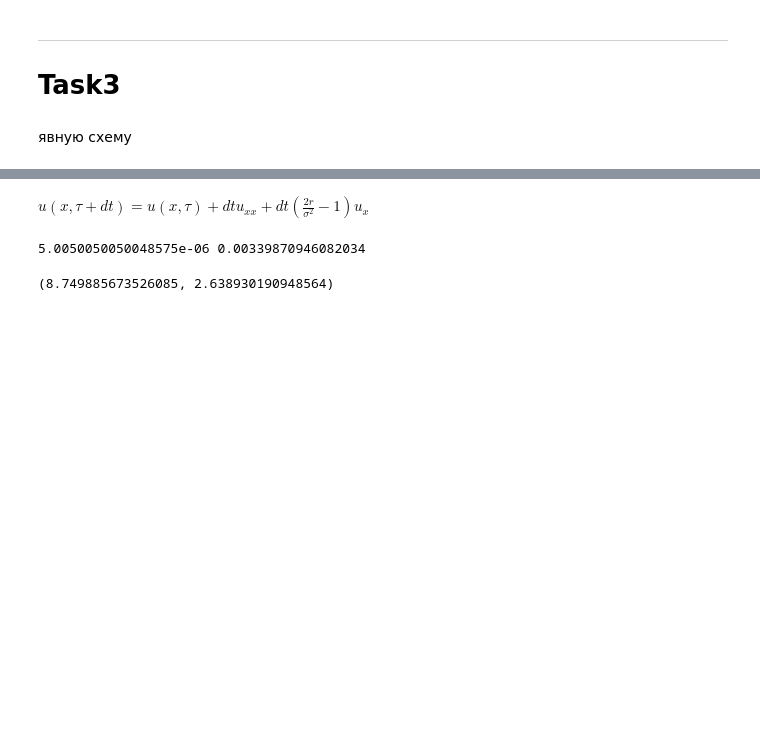
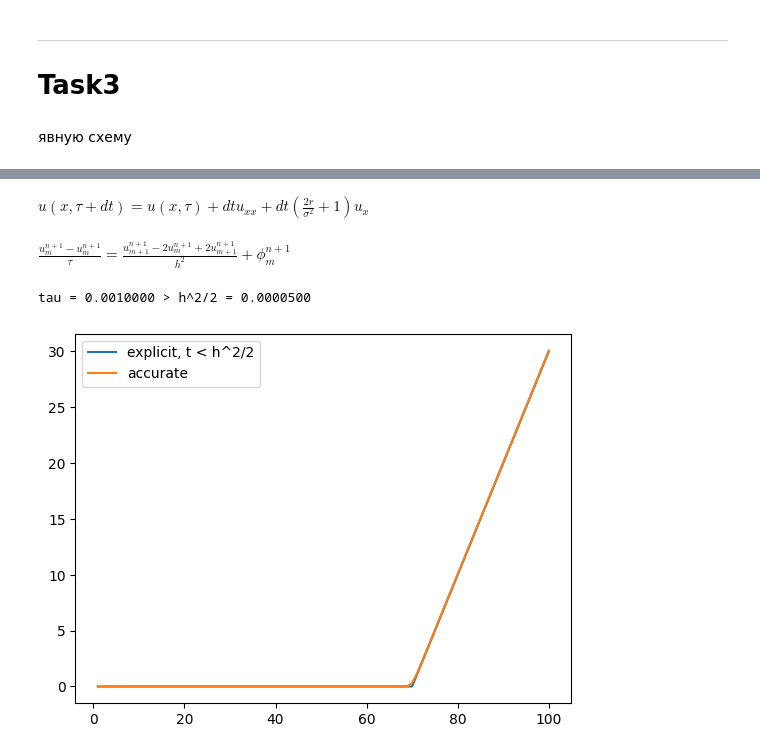
Before and after one commit to Kasymkhankhubiyev/Sirius-Uni, a Jupyter notebook: CompMethods/code/PDE.ipynb, the cells around one changed output, grey strips where cells are left out. Cells and saved outputs as stored; diff of their text form; code cells hidden in the pictures; blank space fills up the shorter version.

```diff
--- a/CompMethods/code/PDE.ipynb
+++ b/CompMethods/code/PDE.ipynb
@@ -99,5 +97,27 @@ $u_x = \frac{u(x+h, \tau) - u(x, \tau)}{h}$
 
 $u_{xx} = \frac{u(x+h, \tau) - 2u(x, \tau) + u(x-h, \tau)}{h^2}$
 # %% [markdown]
-$u(x, \tau + dt) = u(x, \tau) + dt u_{xx} + dt(\frac{2r}{\sigma^2} - 1)u_x$
+$u(x, \tau + dt) = u(x, \tau) + dt u_{xx} + dt(\frac{2r}{\sigma^2} + 1)u_x$
+# %% [markdown]
+$\frac{u_m^{n+1} - u_m^{n+1}}{\tau} = \frac{u_{m+1}^{n+1} - 2u^{n+1}_m + 2u_{m+1}^{n+1}}{h^2} + \phi_m^{n+1}$
+# %%
+def explicit_path_v2(S0, ST, K, r, sigma, N, M, T=1, t0=0):
+
+    S = np.linspace(S0, ST, N)
+    t = np.linspace(t0, T, M)
+
+    solution = np.zeros((N, M))
+    h = S[1] - S[0]
+    dt = t[1] - t[1]
+
+    solution[:, -1] = np.where(S - K > 0, S - K, 0)
+    solution[0, :] = 0
+    solution[-1, :] = ST - K * np.exp(-r * (T - t))
+
+    for n in range(M-2, -1, -1):
+        for i in range(1, N-1):
+            solution[i, n] = solution[i, n+1] + dt * sigma**2 * (S[i] / h)**2 / 2 * (solution[i+1, n+1] - 2 * solution[i, n+1] + solution[i-1, n+1]) +\
+                      dt * r * S[i] / h * (solution[i+1, n+1] - solution[i-1, n]) -dt * r * solution[i, n+1]
+
+    return solution.T
 # %%
@@ -131,13 +152,22 @@ def straigt_path(M, N, r, sigma, S0, K, ST):
-# %%
-M = 10**3
-N = 10**2
-r = 0.12
-sigma = 0.1
-S0 = 50
-K = 55
-ST = 70
-
-(straigt_path(M, N, r, sigma, S0, K, ST)[-1]*K*np.exp(ST/K)).mean(), Black_Scholes_straight(S0, K, r, sigma)
-# %% [output]
-5.0050050050048575e-06 0.00339870946082034
-(8.749885673526085, 2.638930190948564)
+# %%
+r = 0.12
+sigma = 0.1
+S0 = 1
+K = 70
+ST = 100
+
+M = 10**3
+N = 10**2
+print(f'tau = {1/M:.7f} {">" if 1/M > (1/N)**2 / 2 else "<"} h^2/2 = {(1/N)**2 / 2:.7f}')
+
+# S0, ST, K, r, sigma, N, M, T=1, t0=0
+
+plt.plot(np.linspace(S0, ST, N), explicit_path_v2(S0, ST, K, r, sigma, N, M)[-1], label='explicit, t < h^2/2')
+
+plt.plot(np.linspace(S0, ST, N), Black_Scholes_straight(np.linspace(S0, ST, N), K, r, sigma, current=0.99), label='accurate')
+
+plt.legend()
+plt.show()
+# %% [output]
+tau = 0.0010000 > h^2/2 = 0.0000500
+[figure, added]
```
Also changed, not shown: parts of 19 cells of this notebook, 2 other files.
